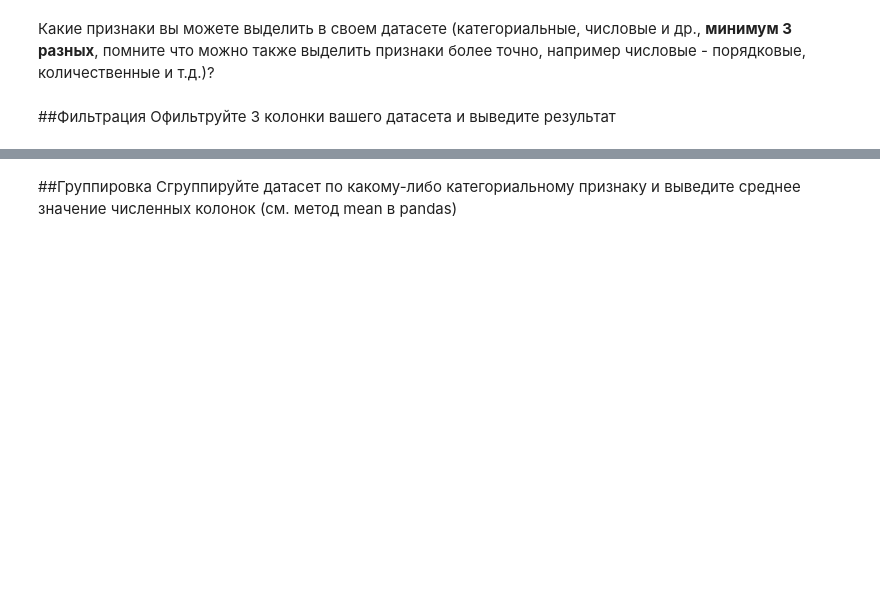
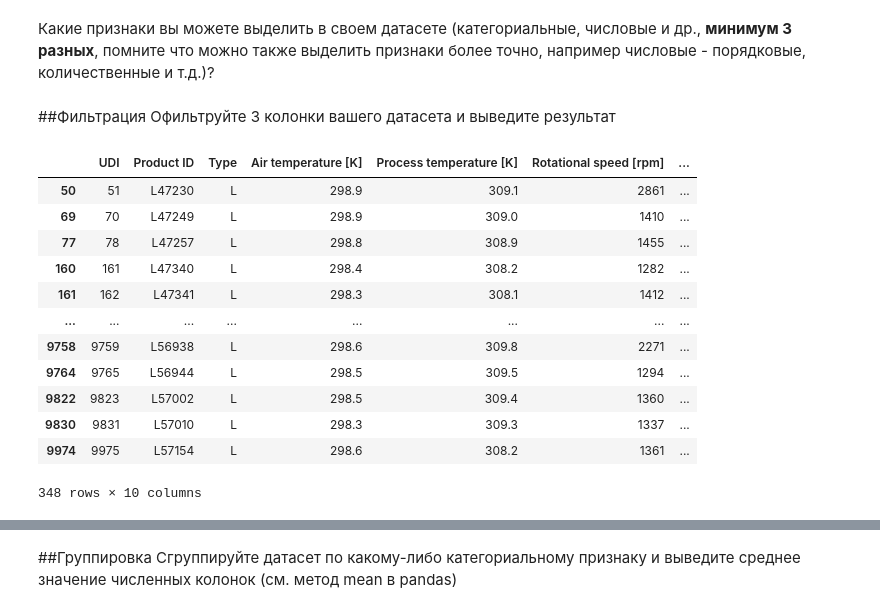
Before and after one commit to kaimakov-rk/kokoko, a Jupyter notebook: Copy_of_Задание_1.ipynb, the cells around one changed output, grey strips where cells are left out. Cells and saved outputs as stored; diff of their text form; code cells hidden in the pictures; blank space fills up the shorter version.

```diff
--- a/Copy_of_Задание_1.ipynb
+++ b/Copy_of_Задание_1.ipynb
@@ -147,7 +147,7 @@ Torque [Nm]
 Tool wear [min]
 Target
 Failure Type""".split('\n');
-for pair in соединить("int64 object category float64 float64 int64 float64 int64 int64 category".split(' '), types):
+for pair in соединить("int64 object category float64 float64 int64 float64 int64 bool category".split(' '), types):
   df[f'{pair[1]}'] = df[f'{pair[1]}'].astype(f'{pair[0]}')
 df.dtypes
 # %% [output]
@@ -169,5 +169,20 @@ dtype: object
 Офильтруйте 3 колонки вашего датасета и выведите результат
 # %%
 #Фильтр колонки 1
+df[df['Failure Type'] != "No Failure"]
+# %% [output]
+|  | UDI | Product ID | Type | Air temperature [K] | Process temperature [K] | Rotational speed [rpm] | ... |
+| 50 | 51 | L47230 | L | 298.9 | 309.1 | 2861 | ... |
+| 69 | 70 | L47249 | L | 298.9 | 309.0 | 1410 | ... |
+| 77 | 78 | L47257 | L | 298.8 | 308.9 | 1455 | ... |
+| 160 | 161 | L47340 | L | 298.4 | 308.2 | 1282 | ... |
+| 161 | 162 | L47341 | L | 298.3 | 308.1 | 1412 | ... |
+| ... | ... | ... | ... | ... | ... | ... | ... |
+| 9758 | 9759 | L56938 | L | 298.6 | 309.8 | 2271 | ... |
+| 9764 | 9765 | L56944 | L | 298.5 | 309.5 | 1294 | ... |
+| 9822 | 9823 | L57002 | L | 298.5 | 309.4 | 1360 | ... |
+| 9830 | 9831 | L57010 | L | 298.3 | 309.3 | 1337 | ... |
+| 9974 | 9975 | L57154 | L | 298.6 | 308.2 | 1361 | ... |
+348 rows × 10 columns
 # %%
 #Фильтр колонки 2
```
Also changed, not shown: parts of 8 cells of this notebook.
